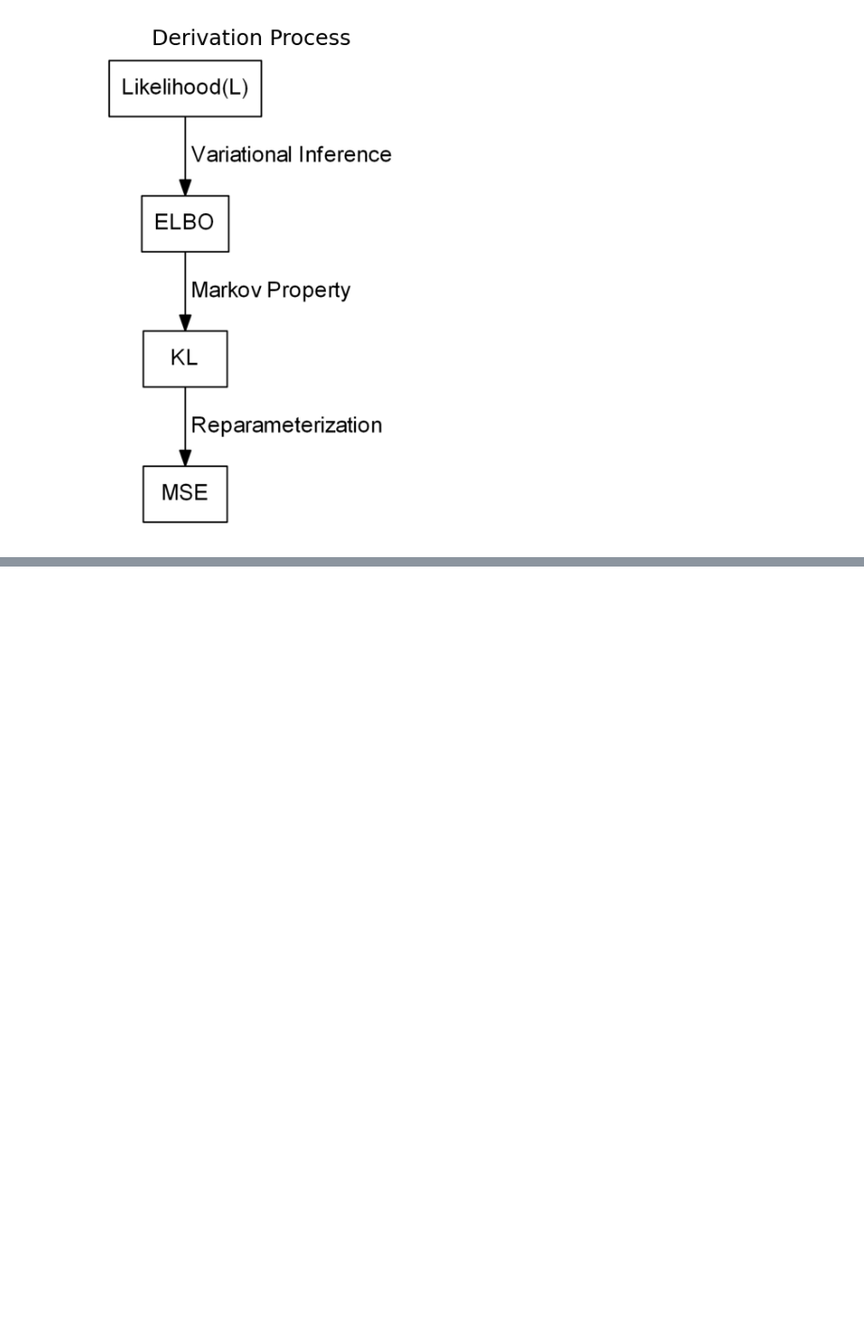
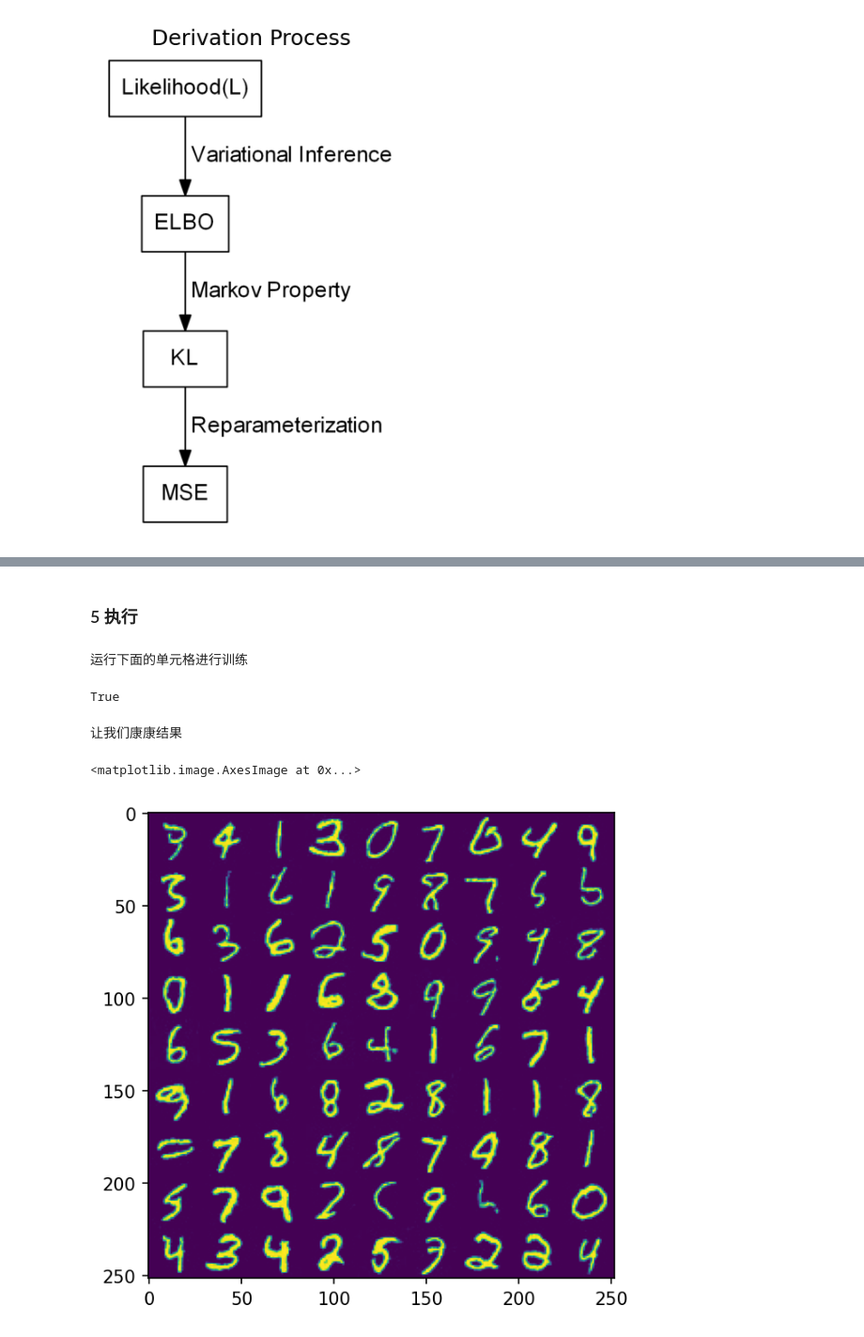
Before and after one commit to PeiyangFantasist/Learn-Notes-of-DL-and-CV, a Jupyter notebook: DDPM_LearnNote.ipynb, the cells around one changed output, grey strips where cells are left out. Shown at 94% size. Saved outputs shown, nothing was run; the diff lists cells and outputs as text; code cells hidden in the pictures; blank space fills up the shorter version.

```diff
--- a/DDPM_LearnNote.ipynb
+++ b/DDPM_LearnNote.ipynb
@@ -184,0 +818,2 @@ plt.show()
+# %% [markdown]
+### 5 执行
@@ -184,0 +850,6 @@ plt.show()
+# %% [markdown]
+运行下面的单元格进行训练
+# %%
+torch.cuda.is_available()
+# %% [output]
+True
@@ -184,0 +872,8 @@ plt.show()
+# %% [markdown]
+让我们康康结果
+# %%
+RESULT = plt.imread('work_dirs/diffusion.jpg')
+plt.imshow(RESULT)
+# %% [output]
+<matplotlib.image.AxesImage at 0x...>
+[figure, added]
```
Also changed, not shown: parts of 27 cells of this notebook.
